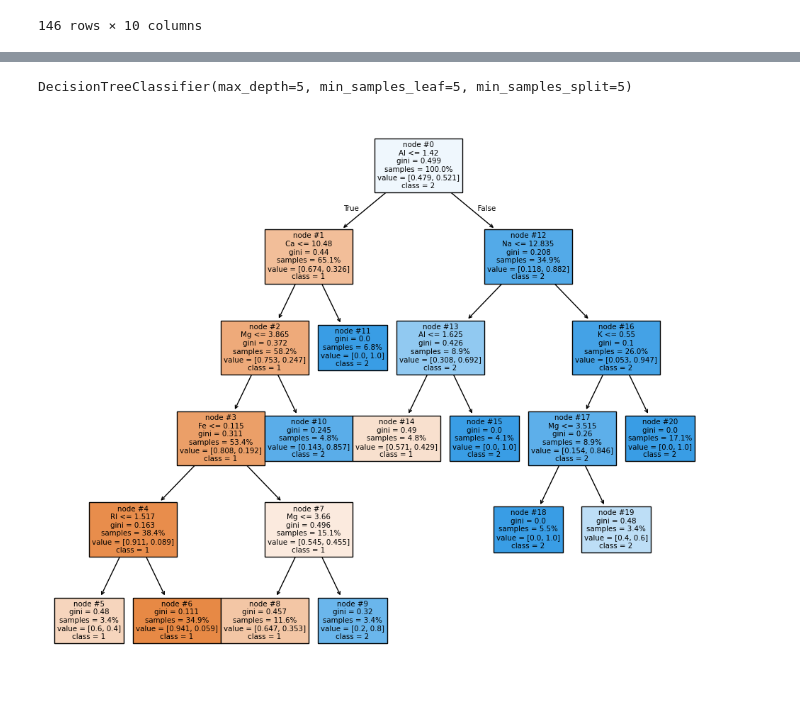
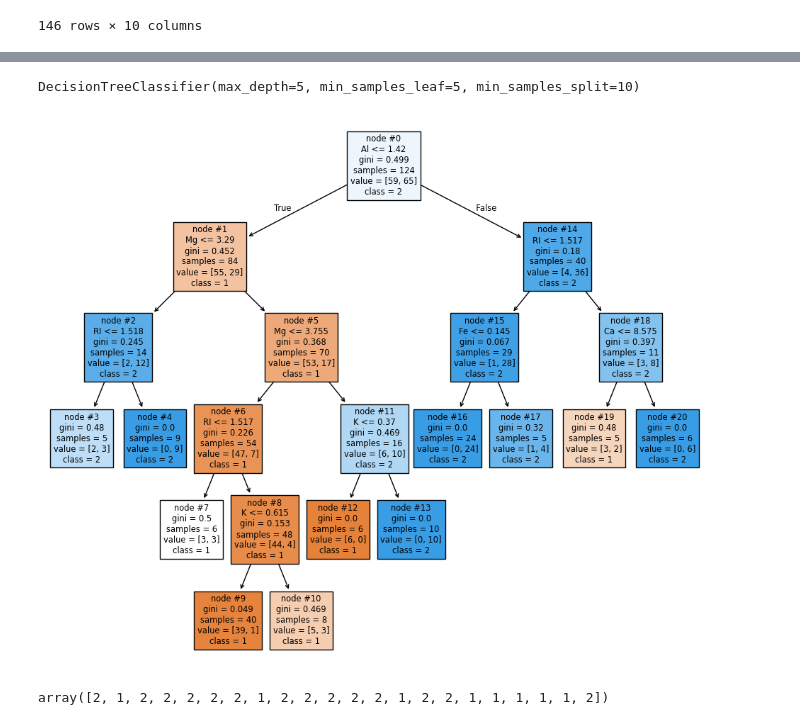
Before and after one commit to yam1227/kaggle_glass, a Jupyter notebook: test.ipynb, the cells around one changed output, grey strips where cells are left out. Drawn from its saved outputs; the diff is of its cells as text; code cells hidden in the pictures.

```diff
--- a/test.ipynb
+++ b/test.ipynb
@@ -75,3 +63,10 @@ df
 # %%
 X = df.iloc[:,:-1]
 y = df.iloc[:,-1]
+# %%
+X_train, X_test, y_train, y_test = train_test_split(X,
+                                                    y,
+                                                    test_size=0.15, # testデータの割合
+                                                    random_state=100,
+                                                    stratify=y, # testデータのラベルの比率を一定にする
+                                                    )
@@ -78,26 +89,29 @@ y = df.iloc[:,-1]
 # %%
-clf = tree.DecisionTreeClassifier(
-  criterion = 'gini',
-  splitter = 'best',
-  max_depth = 5,
-  min_samples_split = 5,
-  min_samples_leaf = 5,
-  random_state = None,
-
+clf = DecisionTreeClassifier(
+  criterion = 'gini', #分岐条件の指定
+  splitter = 'best', #説明変数の選択方式（全部選択するか一部だけ無作為に選択するか）
+  max_depth = 5, #木の深さ
+  min_samples_split = 10, #ノードに必要な最小サンプル数
+  min_samples_leaf = 5, #葉に必要な最小サンプル数
+  random_state = None, #
 )
-clf.fit(X, y)
+clf.fit(X_train, y_train)
 # %% [output]
-DecisionTreeClassifier(max_depth=5, min_samples_leaf=5, min_samples_split=5)
+DecisionTreeClassifier(max_depth=5, min_samples_leaf=5, min_samples_split=10)
 # %%
 plt.figure(figsize=(12, 10))
-tree.plot_tree(
+plot_tree(
   clf,
   feature_names=X.columns,
   class_names=['1', '2'],
   # label='none',
   filled=True,
-  proportion=True,
+  # proportion=True,
   node_ids = True)
 plt.show()
 # %% [output]
-[figure, old version]
+[figure, new version]
+# %%
+clf.predict(X_test)
+# %% [output]
+array([2, 1, 2, 2, 2, 2, 2, 1, 2, 2, 2, 2, 2, 1, 2, 2, 1, 1, 1, 1, 1, 2])
```
Also changed, not shown: parts of 6 cells of this notebook.
